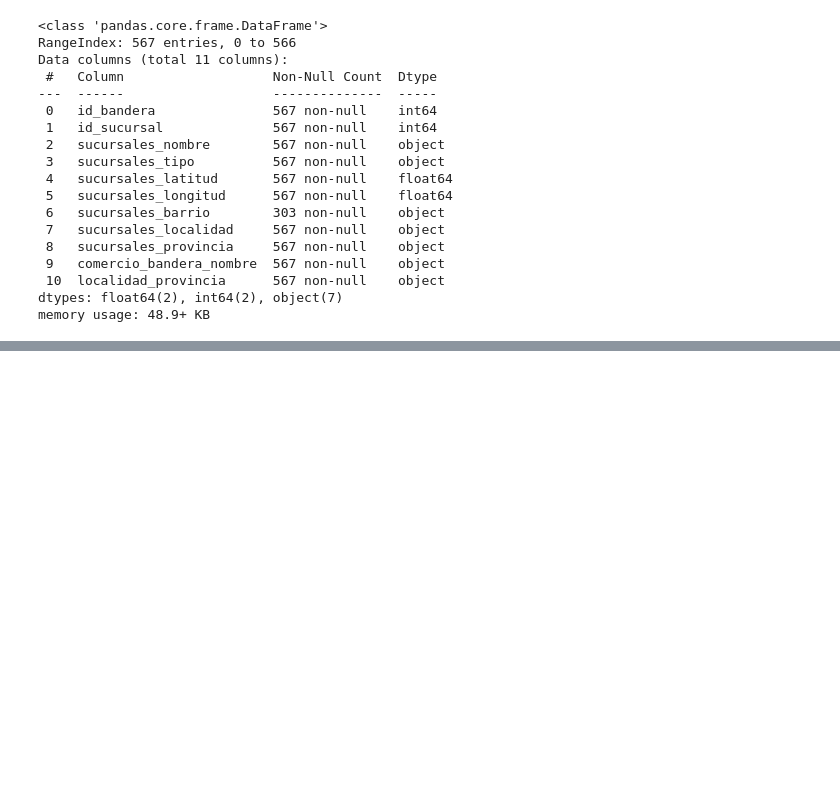
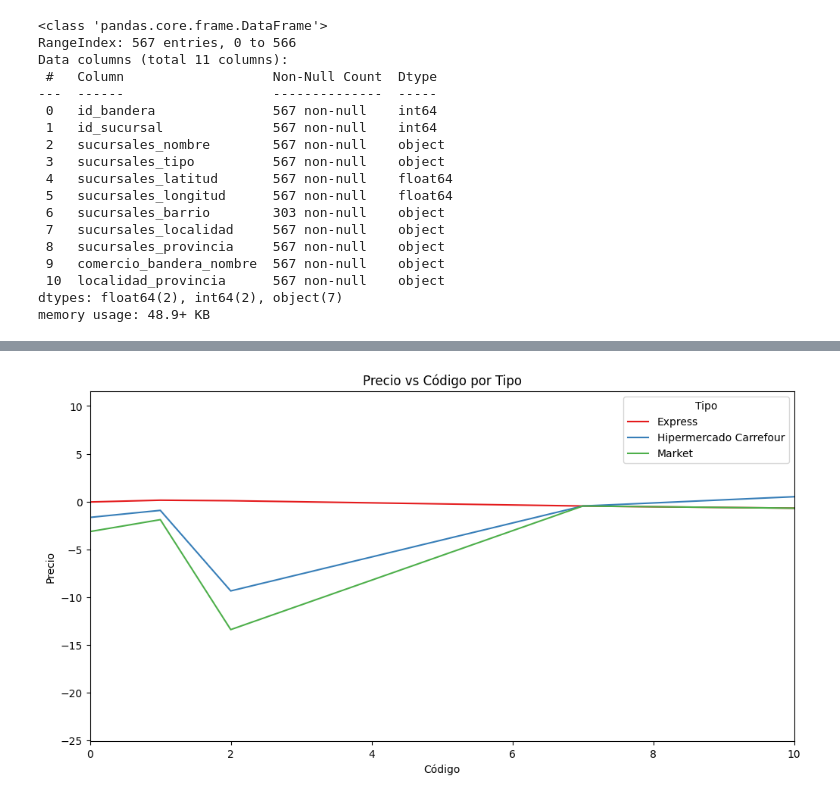
Before and after one commit to CEIA-MBer-ATacc/ceia_add_tps, a Jupyter notebook: TP1/productos/TP1_productos.ipynb, the cells around one changed output, grey strips where cells are left out. Cells and saved outputs as stored; diff of their text form; code cells hidden in the pictures; blank space fills up the shorter version.

Commit message:
[ADD]Se continua con analisis de productos

```diff
--- a/TP1/productos/TP1_productos.ipynb
+++ b/TP1/productos/TP1_productos.ipynb
@@ -241,3 +244,7 @@ Data columns (total 11 columns):
  10  localidad_provincia      567 non-null    object
 dtypes: float64(2), int64(2), object(7)
 memory usage: 48.9+ KB
+# %%
+#Uno los dataframe por la columna de id_sucursal
+df_completo = pd.merge(productos_df, sucursales_df, on='id_sucursal', how='left')
+df_completo.head()
@@ -243,0 +258,4 @@ memory usage: 48.9+ KB
+# %%
+#Vamos a analizar las sucursales que son del tipo supermercado
+completo_supermercado_df = df_completo[df_completo['sucursales_tipo'] == 'Supermercado']
+completo_supermercado_df.head()
@@ -243,0 +295,5 @@ memory usage: 48.9+ KB
+# %%
+# Agrupar por id_producto y comercio_bandera_nombre y calcular el máximo y mínimo de precio_zscore
+resultado = productos_df_en_varias_sucursales.groupby(['id_producto', 'comercio_bandera_nombre'])['precio_zscore'].agg(['max', 'min']).reset_index()
+
+resultado["id_producto"].value_counts()
@@ -243,0 +323,11 @@ memory usage: 48.9+ KB
+# %%
+# Ordenar el DataFrame por la columna 'id_producto'
+resultado = resultado.sort_values(by='max').reset_index(drop=True)
+
+# Convertir la columna 'id_producto' a categórica
+resultado['id_producto'] = resultado['id_producto'].astype('category')
+
+# Agregar una nueva columna con el código numérico de la categoría
+resultado['id_producto_code'] = resultado['id_producto'].cat.codes
+
+resultado.head(20)
@@ -243,0 +352,23 @@ memory usage: 48.9+ KB
+# %%
+plt.figure(figsize=(12, 6))
+df_sorted = resultado.sort_values(by=['comercio_bandera_nombre', 'id_producto_code'])
+
+sns.lineplot(
+    data=df_sorted,
+    x='id_producto_code',
+    y='min',
+    hue='comercio_bandera_nombre',       # Diferenciar por tipo
+    palette='Set1',   # Paleta de colores (opcional)
+    estimator=None,      # Mostrar todos los puntos (sin estimación)
+    legend='full'           # Tamaño de los puntos
+)
+
+# Agregar título y etiquetas
+plt.title('Precio vs Código por Tipo')
+plt.xlabel('Código')
+plt.ylabel('Precio')
+plt.xlim(0, 10)
+plt.legend(title='Tipo')  # Opcional: título de la leyenda
+plt.show()
+# %% [output]
+[figure, added]
```
Also changed, not shown: parts of 8 cells of this notebook, 1 other file.
